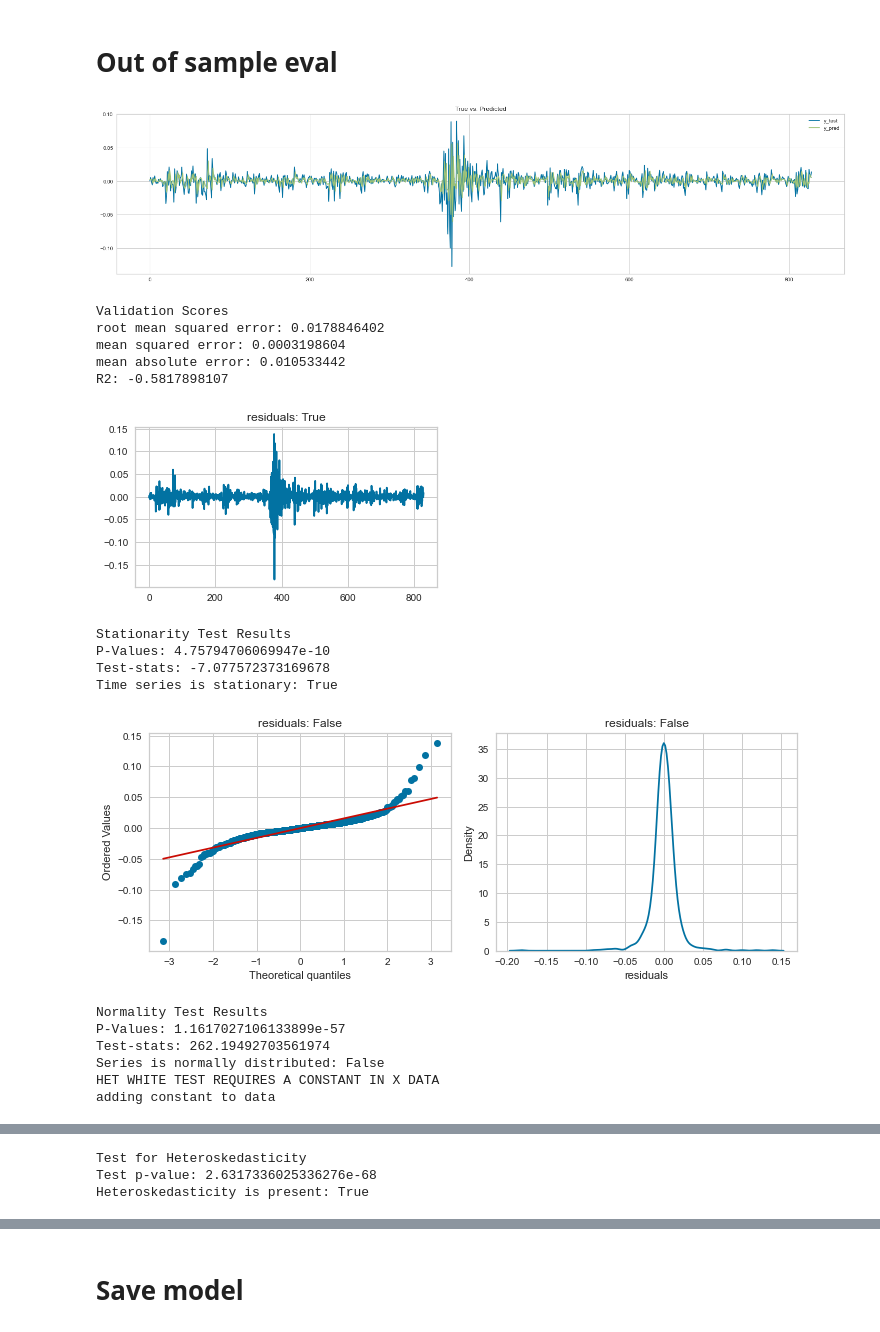
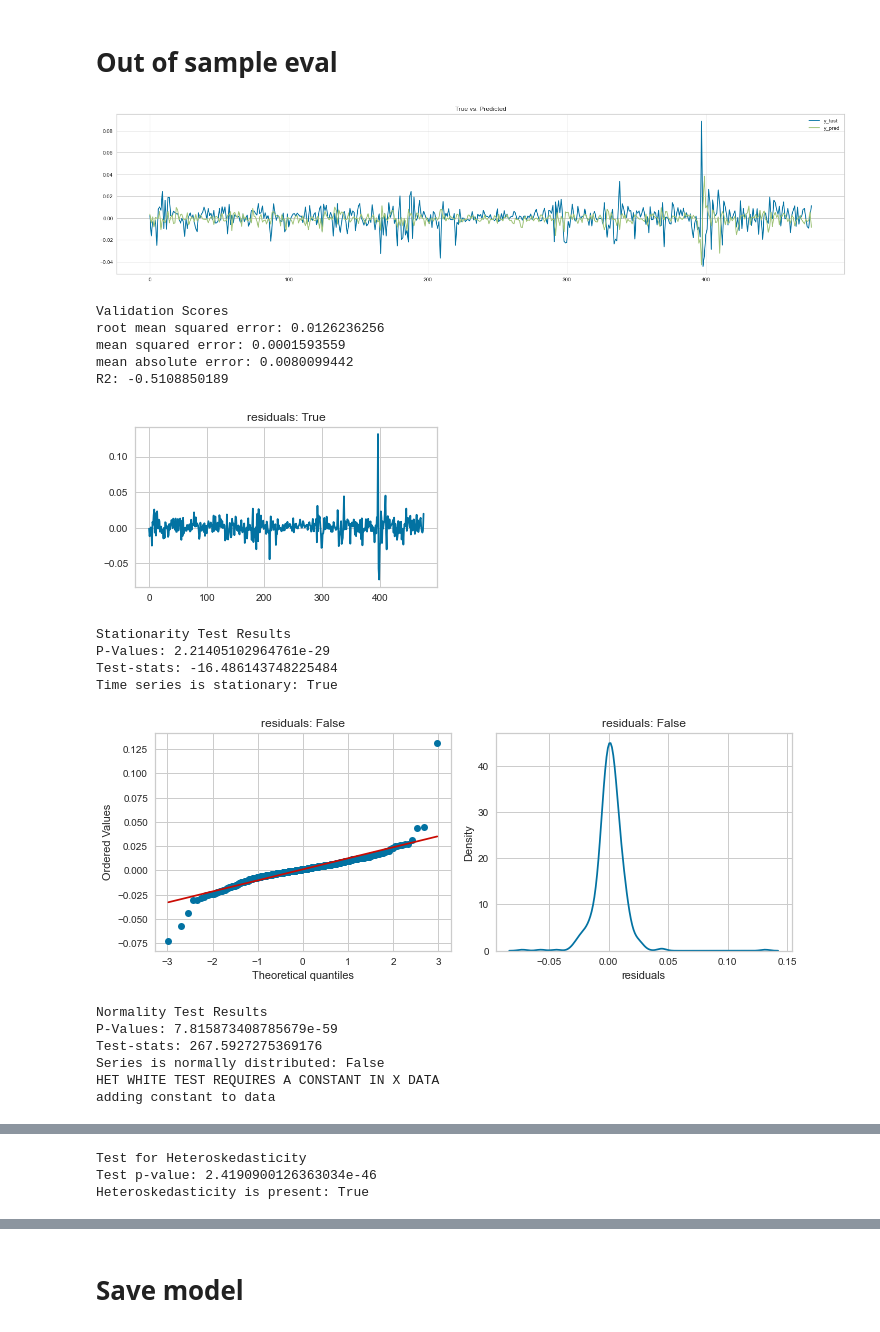
Before and after one commit to lukasgrahl/bachelor, a Jupyter notebook: notebooks/3.1-ols_model.ipynb, the cells around one changed output, grey strips where cells are left out. Drawn from its saved outputs; the diff is of its cells as text; code cells hidden in the pictures.

Commit message:
addition to TRAINING STATE 3

```diff
--- a/notebooks/3.1-ols_model.ipynb
+++ b/notebooks/3.1-ols_model.ipynb
@@ -20,12 +20,12 @@ from src.src import *
 # %%
 # Load data
 model_type = "ols"
-data_len = 8055 # 440, 660, 760, 1560, 8055
-is_sent = False
-week_day = 'daily'
+data_len = 1560 # 440, 660, 760, 1560, 8055
+is_sent = True
+week_day = 'weekly'
 predicted = "sp_close_lead1"
 
-year_start = 2011
+year_start = 2019
 year_end = 2021
 year_spread = f'years{year_end}_{year_start}'
 
@@ -40,3 +45,4 @@ if week_day == 'daily':
     print(f'data compromises {year_end - year_start} years: {df_w.shape[0]} lines')
 else:
     year_spread = 'yearsNA'
+    df_w = cut_to_weekly_data(df_w, 'is_thu')
@@ -45,11 +49,13 @@ data compromises 10 years: 2764 lines
 # %%
 # update dict with model specific information
 data_dict["model_features"].update(predicted=predicted)
+data_dict["model_features"].update(datetime_ind=dict(zip(df_w.index, df_w.date)))
 
-data_dict["model_features"].update(datetime_ind=dict(zip(df_w.index, df_w.date)))
 data_dict["model_metrics"].update(model_type=model_type)
 data_dict["model_metrics"].update(data_len=data_len)
 data_dict["model_metrics"].update(is_sent=is_sent)
+data_dict["model_metrics"].update(week_day=week_day)
+data_dict["model_metrics"].update(year_spread=year_spread)
 data_dict["model_metrics"].update(model_name=f"{model_type}_{data_len}_{year_spread}_{data_dict['model_features']['predicted']}_sent{is_sent}")
 # %% [markdown]
 # data selection
@@ -132,7 +138,21 @@ _ = _[_].index
 X_train_sea = X_train_sea[X_train_sea["week"].isin(_)]
 # %%
 ## SEASONALITY ANALYSIS
-# create statsmodel seasonality object
-sd = seasonal_decompose(X_train_sea.sp_close, period=5)
-sd.plot()
-plt.show()
+if week_day == "daily":
+    # create statsmodel seasonality object
+    sd = seasonal_decompose(X_train_sea.sp_close, period=5)
+    sd.plot()
+    plt.show()
+
+    # get seasonality by weekday
+    X_train_sea["seasonal"] = sd.seasonal
+    data_dict["model_features"].update(weekday_seasonality= dict(zip(X_train_sea.groupby("weekday").seasonal.first().index, X_train_sea.groupby("weekday").seasonal.first().values)))
+
+    # map sesonality to data
+    _ = pd.Series(X_test.index).apply(lambda x: data_dict["model_features"]["datetime_ind"][x])
+    X_test["seasonal"] = is_day(_).map(data_dict["model_features"]["weekday_seasonality"]).values
+
+    _ = pd.Series(X_train.index).apply(lambda x: data_dict["model_features"]["datetime_ind"][x])
+    X_train["seasonal"] = is_day(_).map(data_dict["model_features"]["weekday_seasonality"]).values
+
+    cols.append("seasonal")
@@ -308,47 +305,48 @@ strong multicollinearity problems or that the design matrix is singular.
 # %%
 mval = ModelValidation(
             X_train=X_train,
             y_train=y_train,
             X_validate=X_test,
             y_validate=y_test,
             model=model,
             print_results=True)
 
 fig_true_vs_fit = mval.get_model_performance()
 stat, norm, hetero = mval.analyse_resids()
 
 fig_lcurve = mval.sm_learning_curve(f"{data_dict['model_metrics']['model_name']}_learning_curve", n_splits=10)
 fig_prices = mval.plot_results_on_price_scale(df_w,
                                               df_train,
                                               sp_true_vals=data_dict["data"]["sp_true_vals"], show_pred_only=True)
 
 # update dict
 # residuals
 data_dict["model_metrics"].update(resid_stationarity=stat)
 data_dict["model_metrics"].update(resid_normality=norm)
 data_dict["model_metrics"].update(resid_heterskedasticity=hetero)
 
 # model performance
+data_dict["model_metrics"].update(rmse=mval.rmse)
 data_dict["model_metrics"].update(mse=mval.mse)
 data_dict["model_metrics"].update(mae=mval.mae)
 data_dict["model_metrics"].update(r2=mval.r2)
 data_dict["model_metrics"].update(residuals=mval.resid_inv)
 # %% [output]
-[figure, old version]
+[figure, new version]
 Validation Scores
-root mean squared error: 0.0178846402
-mean squared error: 0.0003198604
-mean absolute error: 0.010533442
-R2: -0.5817898107
+root mean squared error: 0.0126236256
+mean squared error: 0.0001593559
+mean absolute error: 0.0080099442
+R2: -0.5108850189
-[figure, old version]
+[figure, new version]
 Stationarity Test Results
-P-Values: 4.75794706069947e-10
-Test-stats: -7.077572373169678
+P-Values: 2.21405102964761e-29
+Test-stats: -16.486143748225484
 Time series is stationary: True
-[figure, old version]
+[figure, new version]
 Normality Test Results
-P-Values: 1.1617027106133899e-57
-Test-stats: 262.19492703561974
+P-Values: 7.815873408785679e-59
+Test-stats: 267.5927275369176
 Series is normally distributed: False
 HET WHITE TEST REQUIRES A CONSTANT IN X DATA
 adding constant to data
@@ -356,3 +354,3 @@ adding constant to data
 Test for Heteroskedasticity
-Test p-value: 2.6317336025336276e-68
+Test p-value: 2.4190900126363034e-46
 Heteroskedasticity is present: True
```
Also changed, not shown: parts of 13 cells of this notebook, 4 other files.
